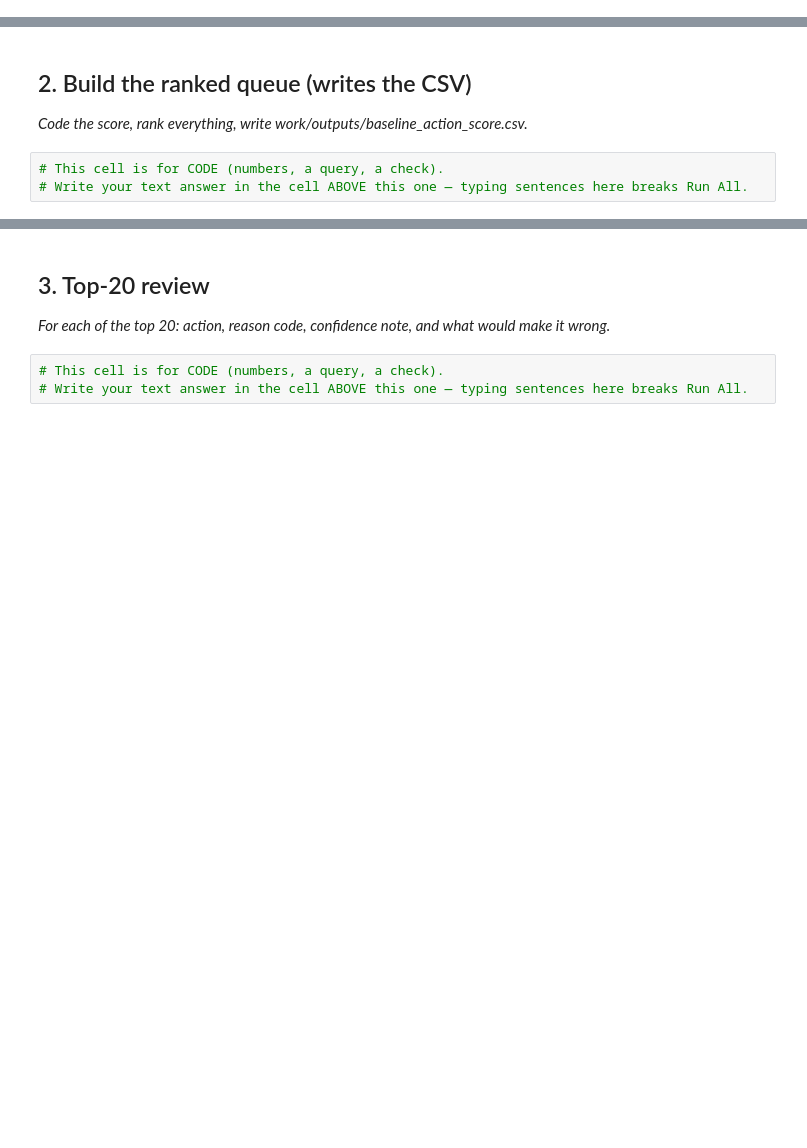
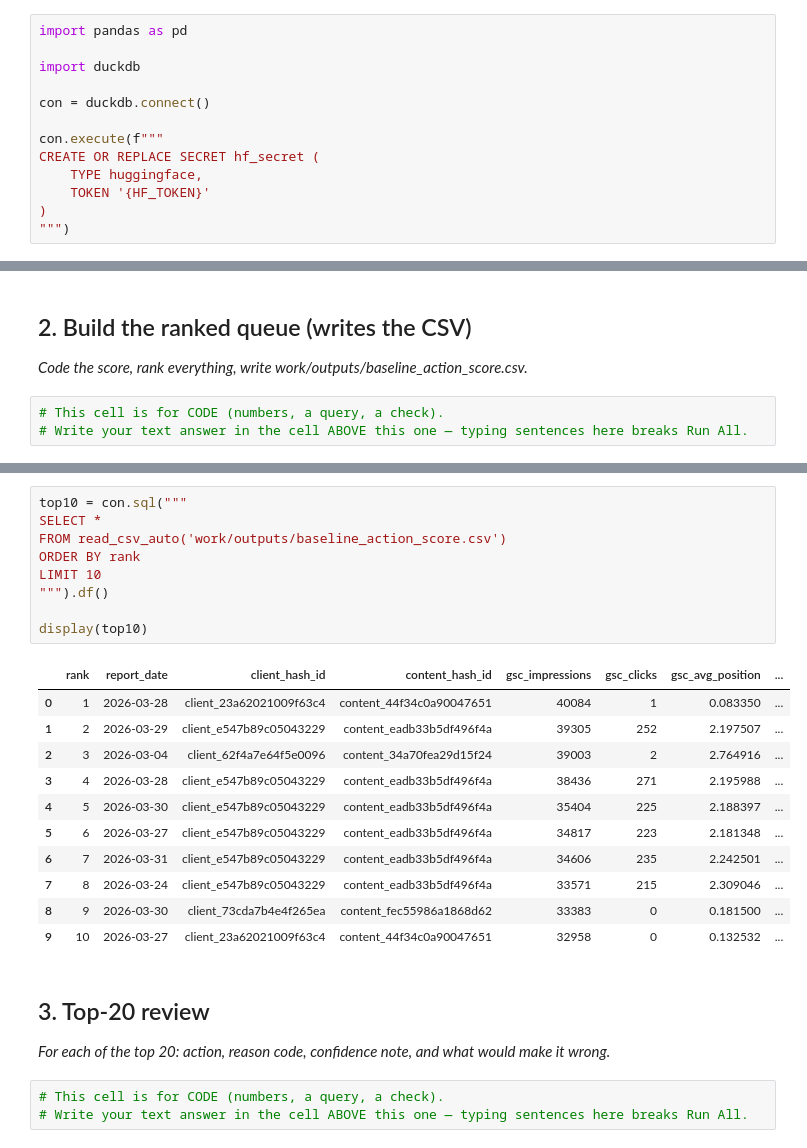
Before and after one commit to itz-me-sree/flyrank-ml-internship, a Jupyter notebook: work/notebooks/w04_baseline_score.ipynb, the cells around one changed output, grey strips where cells are left out. Cells and saved outputs as stored; diff of their text form; blank space fills up the shorter version.

```diff
--- a/work/notebooks/w04_baseline_score.ipynb
+++ b/work/notebooks/w04_baseline_score.ipynb
@@ -8,0 +18,13 @@ This skeleton is yours to fill. Work the sections **in order** — each one has
+# %%
+import pandas as pd
+
+import duckdb
+
+con = duckdb.connect()
+
+con.execute(f"""
+CREATE OR REPLACE SECRET hf_secret (
+    TYPE huggingface,
+    TOKEN '{HF_TOKEN}'
+)
+""")
@@ -23,3 +267,24 @@ This skeleton is yours to fill. Work the sections **in order** — each one has
+# %%
+top10 = con.sql("""
+SELECT *
+FROM read_csv_auto('work/outputs/baseline_action_score.csv')
+ORDER BY rank
+LIMIT 10
+""").df()
+
+display(top10)
+# %% [output]
+|  | rank | report_date | client_hash_id | content_hash_id | gsc_impressions | gsc_clicks | gsc_avg_position | ... |
+| 0 | 1 | 2026-03-28 | client_23a62021009f63c4 | content_44f34c0a90047651 | 40084 | 1 | 0.083350 | ... |
+| 1 | 2 | 2026-03-29 | client_e547b89c05043229 | content_eadb33b5df496f4a | 39305 | 252 | 2.197507 | ... |
+| 2 | 3 | 2026-03-04 | client_62f4a7e64f5e0096 | content_34a70fea29d15f24 | 39003 | 2 | 2.764916 | ... |
+| 3 | 4 | 2026-03-28 | client_e547b89c05043229 | content_eadb33b5df496f4a | 38436 | 271 | 2.195988 | ... |
+| 4 | 5 | 2026-03-30 | client_e547b89c05043229 | content_eadb33b5df496f4a | 35404 | 225 | 2.188397 | ... |
+| 5 | 6 | 2026-03-27 | client_e547b89c05043229 | content_eadb33b5df496f4a | 34817 | 223 | 2.181348 | ... |
+| 6 | 7 | 2026-03-31 | client_e547b89c05043229 | content_eadb33b5df496f4a | 34606 | 235 | 2.242501 | ... |
+| 7 | 8 | 2026-03-24 | client_e547b89c05043229 | content_eadb33b5df496f4a | 33571 | 215 | 2.309046 | ... |
+| 8 | 9 | 2026-03-30 | client_73cda7b4e4f265ea | content_fec55986a1868d62 | 33383 | 0 | 0.181500 | ... |
+| 9 | 10 | 2026-03-27 | client_23a62021009f63c4 | content_44f34c0a90047651 | 32958 | 0 | 0.132532 | ... |
 # %% [markdown]
 ## 3. Top-20 review
 
```
Also changed, not shown: parts of 12 cells of this notebook.
